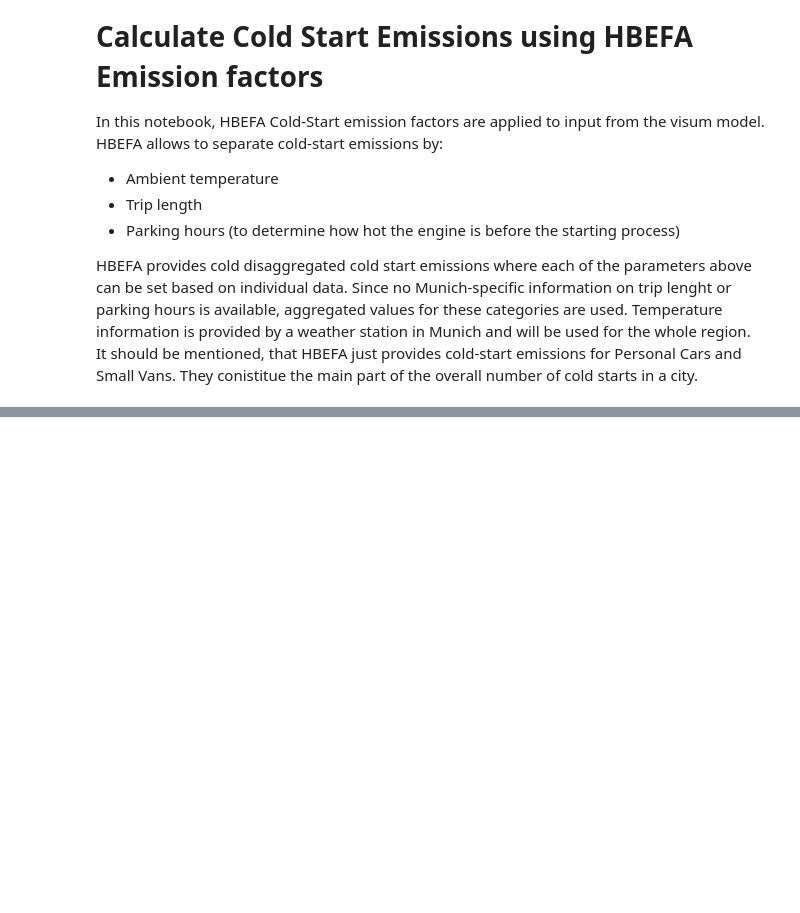
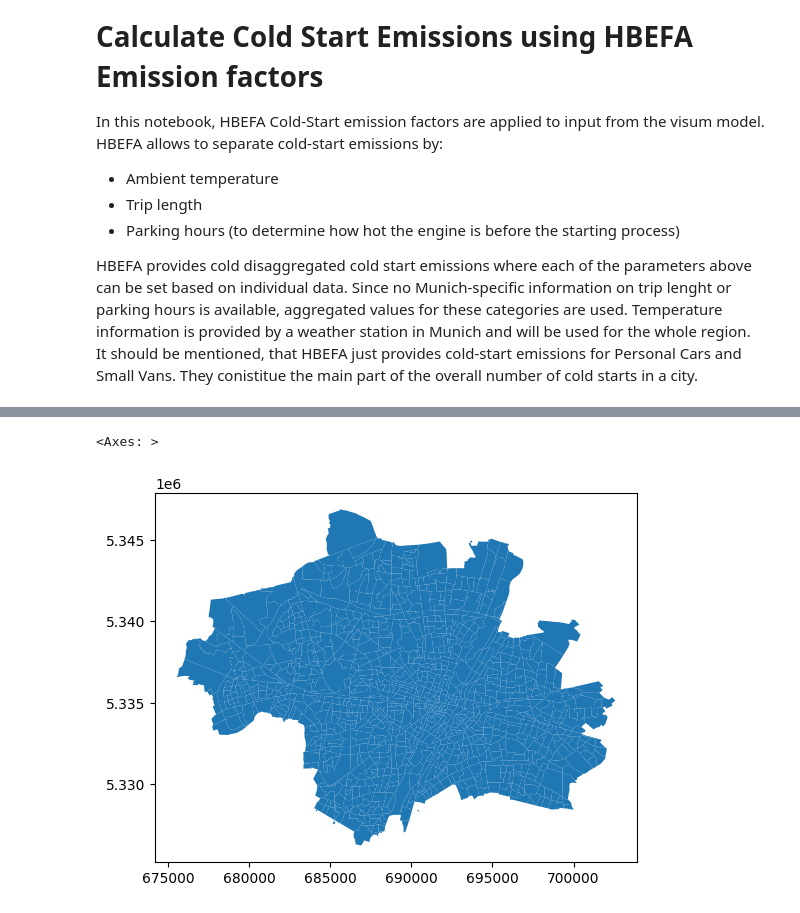
Before and after one commit to tum-esm/drive-inventory, a Jupyter notebook: notebooks/hbefa_coldstart_emissions.ipynb, the cells around one changed output, grey strips where cells are left out. Cells and saved outputs as stored; diff of their text form; code cells hidden in the pictures; blank space fills up the shorter version.

Commit message:
cold-start emission calculation

```diff
--- a/notebooks/hbefa_coldstart_emissions.ipynb
+++ b/notebooks/hbefa_coldstart_emissions.ipynb
@@ -63,8 +58,6 @@ def annual_temperature_profile(year:int,
 
     return (data.air_temperature_2m - 273.15).resample(aggregate).mean()
 # %%
-visum_zones = gpd.read_file(data_paths.VISUM_FOLDER_PATH + "visum_zones.GPKG", driver = 'GPKG')
+# import visum O-D matricies
+visum_zones = gpd.read_file(data_paths.VISUM_FOLDER_PATH + "visum_zones.GPKG",
+                            driver = 'GPKG')
-# %%
-visum_zones['pkw_start_density'] = visum_zones['qv_pkw']/visum_zones.area
-visum_zones['lfw_start_density'] = visum_zones['qv_lkw_k']/visum_zones.area
-visum_zones['combined_start_density'] = (visum_zones['qv_lkw_k']+visum_zones['qv_pkw'])/visum_zones.area
@@ -96,0 +165,9 @@ visum_zones
+# %%
+
+munich_boarders = gpd.read_file(data_paths.MUNICH_BOARDERS_FILE).to_crs(25832)
+visum_zones_clipped = gpd.clip(visum_zones, munich_boarders)
+# %%
+visum_zones_clipped.plot()
+# %% [output]
+<Axes: >
+[figure, added]
```
Also changed, not shown: parts of 14 cells of this notebook, 2 other files.
